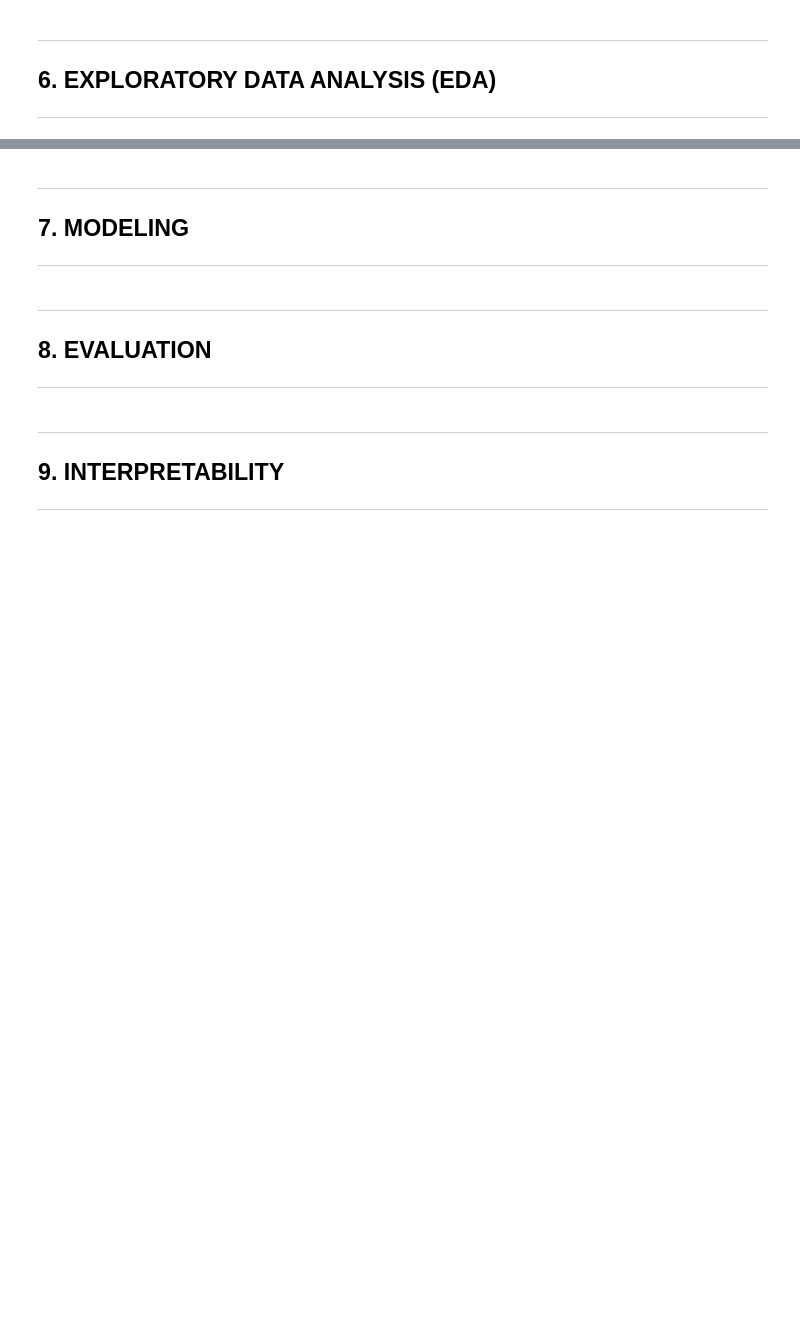
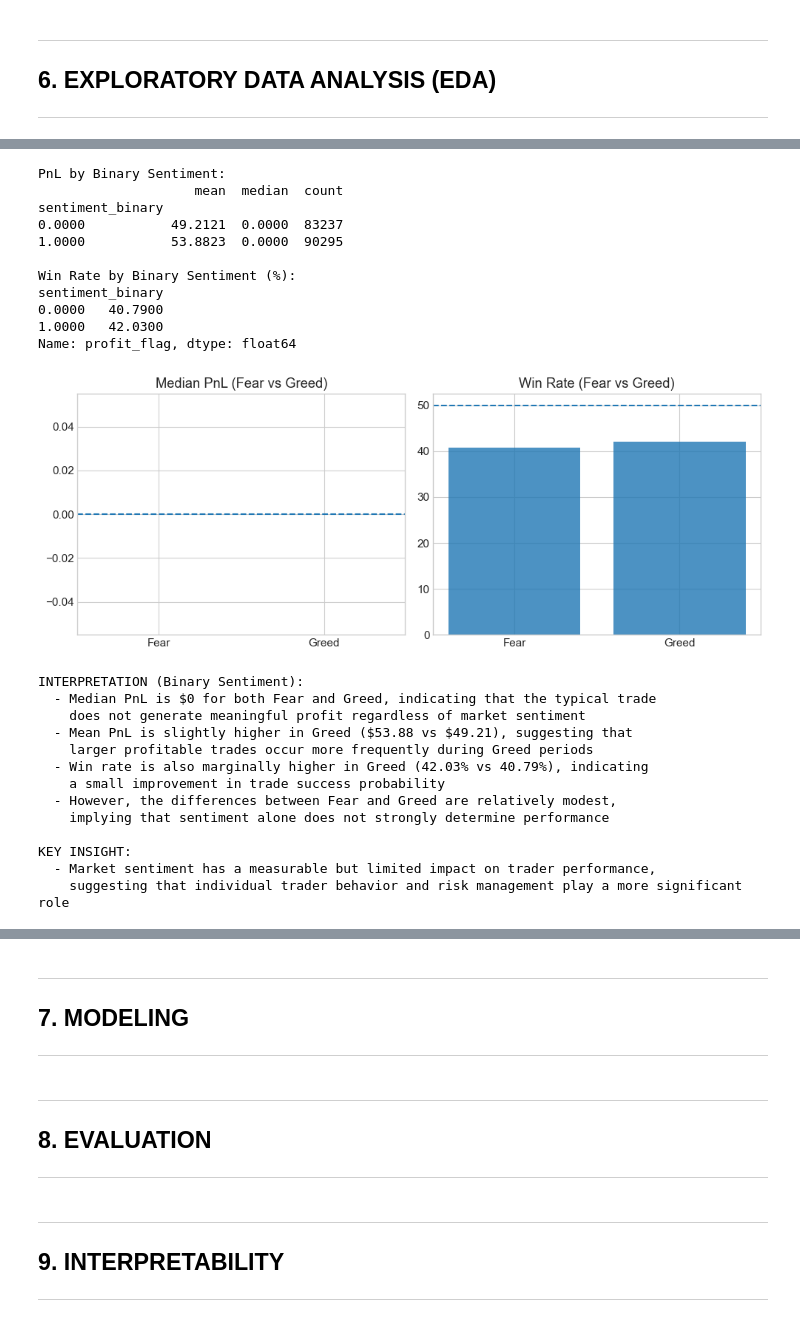
Before and after one commit to sandipanarnab/bitcoin_trading_data_sentiment_analysis, a Jupyter notebook: notebook/bitcoin_sentiment_trader_analysis.ipynb, the cells around one changed output, grey strips where cells are left out. Saved outputs shown, nothing was run; the diff lists cells and outputs as text; code cells hidden in the pictures; blank space fills up the shorter version.

```diff
--- a/notebook/bitcoin_sentiment_trader_analysis.ipynb
+++ b/notebook/bitcoin_sentiment_trader_analysis.ipynb
@@ -404 +784,71 @@ print("Traders in Neutral/Greed show different PnL patterns than Fear periods")
+# %%
+# BINARY SENTIMENT ANALYSIS
+
+binary_stats = merged_df.groupby('sentiment_binary')['Closed PnL'].agg(['mean', 'median', 'count'])
+win_rates_binary = merged_df.groupby('sentiment_binary')['profit_flag'].mean()
+
+print("\nPnL by Binary Sentiment:")
+print(binary_stats)
+
+print("\nWin Rate by Binary Sentiment (%):")
+print((win_rates_binary * 100).round(2))
+
+fig, ax = plt.subplots(1, 2, figsize=(10, 4))
+
+# Median PnL
+ax[0].bar(['Fear', 'Greed'], binary_stats['median'], alpha=0.8)
+ax[0].axhline(0, linestyle='--')
+ax[0].set_title('Median PnL (Fear vs Greed)')
+
+# Win rate
+ax[1].bar(['Fear', 'Greed'], win_rates_binary.values * 100, alpha=0.8)
+ax[1].axhline(50, linestyle='--')
+ax[1].set_title('Win Rate (Fear vs Greed)')
+
+plt.tight_layout()
+plt.show()
+
+print("\nINTERPRETATION (Binary Sentiment):")
+
+print("  - Median PnL is $0 for both Fear and Greed, indicating that the typical trade")
+print("    does not generate meaningful profit regardless of market sentiment")
+
+print("  - Mean PnL is slightly higher in Greed ($53.88 vs $49.21), suggesting that")
+print("    larger profitable trades occur more frequently during Greed periods")
+
+print("  - Win rate is also marginally higher in Greed (42.03% vs 40.79%), indicating")
+print("    a small improvement in trade success probability")
+
+print("  - However, the differences between Fear and Greed are relatively modest,")
+print("    implying that sentiment alone does not strongly determine performance")
+
+print("\nKEY INSIGHT:")
+print("  - Market sentiment has a measurable but limited impact on trader performance,")
+print("    suggesting that individual trader behavior and risk management play a more significant role")
+# %% [output]
+PnL by Binary Sentiment:
+                    mean  median  count
+sentiment_binary
+0.0000           49.2121  0.0000  83237
+1.0000           53.8823  0.0000  90295
+
+Win Rate by Binary Sentiment (%):
+sentiment_binary
+0.0000   40.7900
+1.0000   42.0300
+Name: profit_flag, dtype: float64
+[figure, added]
+INTERPRETATION (Binary Sentiment):
+  - Median PnL is $0 for both Fear and Greed, indicating that the typical trade
+    does not generate meaningful profit regardless of market sentiment
+  - Mean PnL is slightly higher in Greed ($53.88 vs $49.21), suggesting that
+    larger profitable trades occur more frequently during Greed periods
+  - Win rate is also marginally higher in Greed (42.03% vs 40.79%), indicating
+    a small improvement in trade success probability
+  - However, the differences between Fear and Greed are relatively modest,
+    implying that sentiment alone does not strongly determine performance
+
+KEY INSIGHT:
+  - Market sentiment has a measurable but limited impact on trader performance,
+    suggesting that individual trader behavior and risk management play a more significant role
 # %%
```
Also changed, not shown: parts of 31 cells of this notebook, 2 other files.
